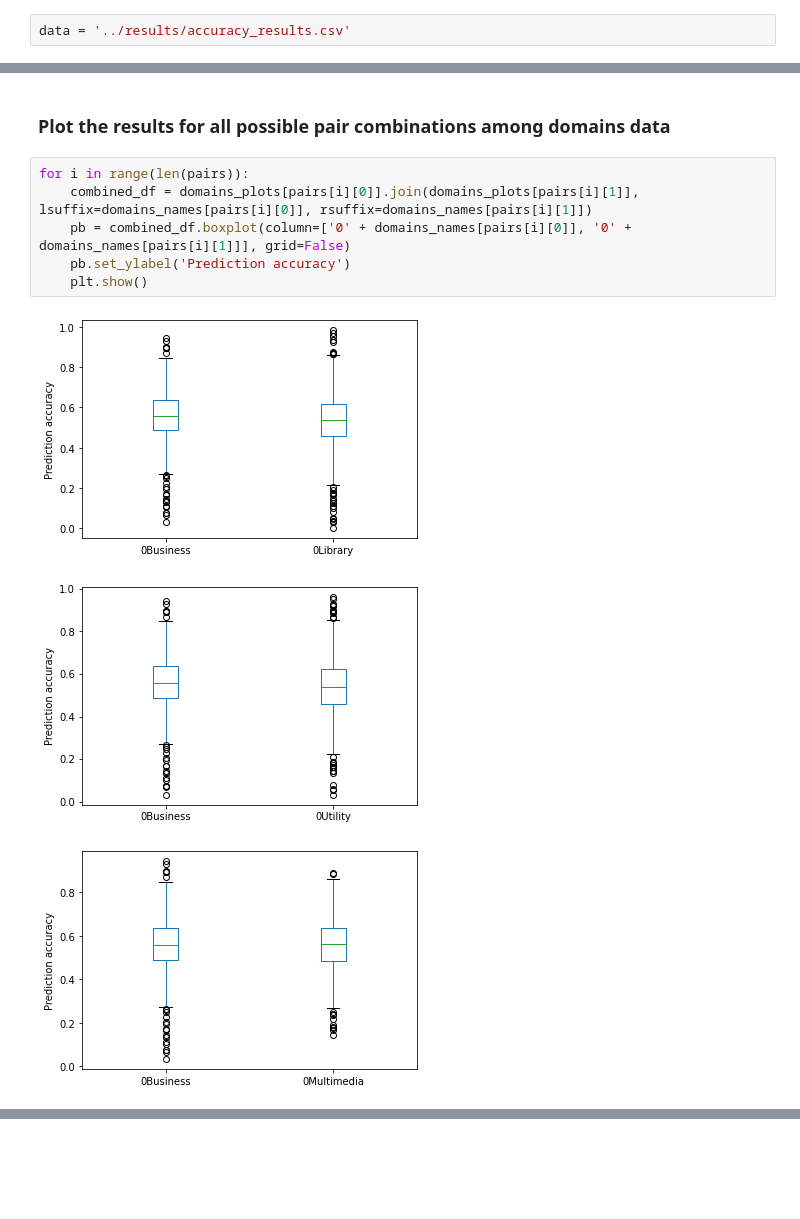
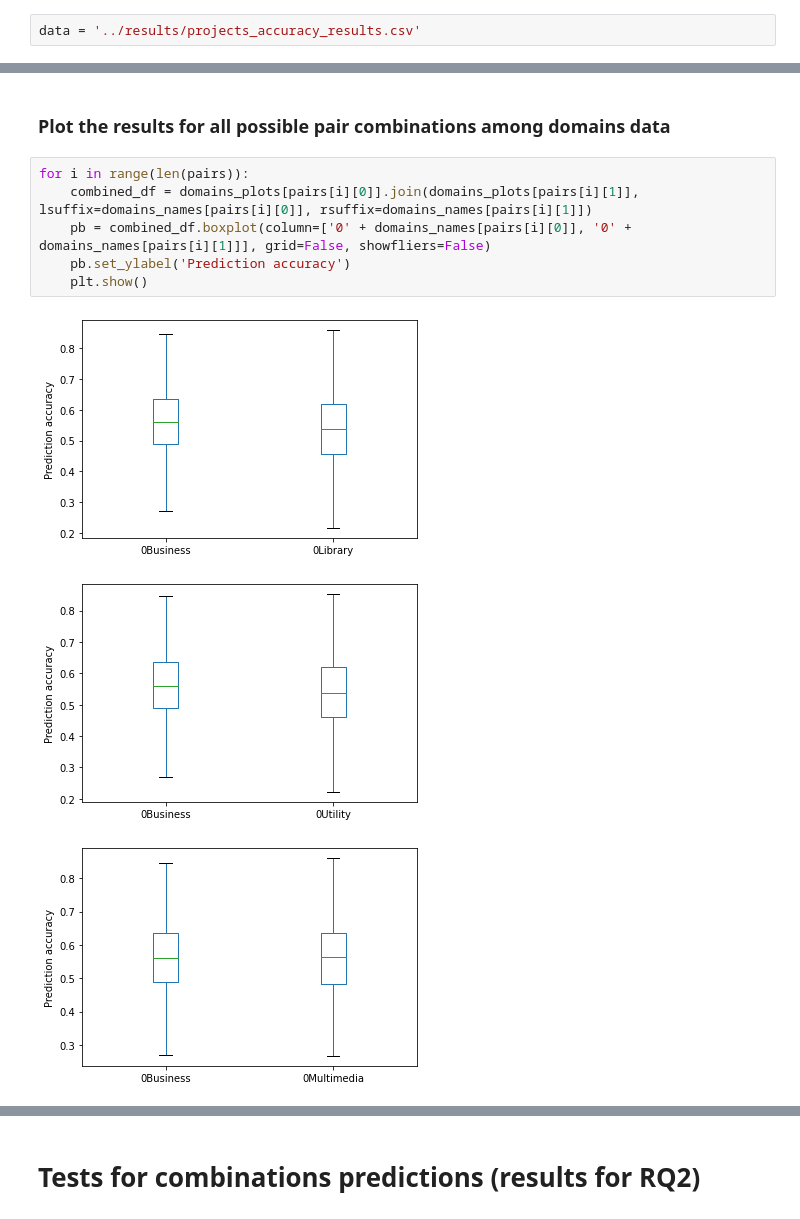
Before and after one commit to nablo1/cpdp-appendix, a Jupyter notebook: scripts/statistical_testing.ipynb, the cells around one changed output, grey strips where cells are left out. Drawn from its saved outputs; the diff is of its cells as text; blank space fills up the shorter version.

```diff
--- a/scripts/statistical_testing.ipynb
+++ b/scripts/statistical_testing.ipynb
@@ -10,7 +12,7 @@ import statistics
 # %% [markdown]
 ### Get the results csv file and convert it to a dataframe
 # %%
-data = '../results/accuracy_results.csv'
+data = '../results/projects_accuracy_results.csv'
 # %%
 data_df = pd.read_csv(data, sep=',')
 # %%
@@ -140,10 +142,10 @@ The P-value of the statistical significance test between Utility and Multimedia
 # %%
 for i in range(len(pairs)):
     combined_df = domains_plots[pairs[i][0]].join(domains_plots[pairs[i][1]], lsuffix=domains_names[pairs[i][0]], rsuffix=domains_names[pairs[i][1]])
-    pb = combined_df.boxplot(column=['0' + domains_names[pairs[i][0]], '0' + domains_names[pairs[i][1]]], grid=False)
+    pb = combined_df.boxplot(column=['0' + domains_names[pairs[i][0]], '0' + domains_names[pairs[i][1]]], grid=False, showfliers=False)
     pb.set_ylabel('Prediction accuracy')
     plt.show()
 # %% [output]
-[figure, old version]
+[figure, new version]
-[figure, old version]
+[figure, new version]
-[figure, old version]
+[figure, new version]
@@ -152,0 +155,2 @@ for i in range(len(pairs)):
+# %% [markdown]
+# Tests for combinations predictions (results for RQ2)
```
Also changed, not shown: parts of 20 cells of this notebook.
